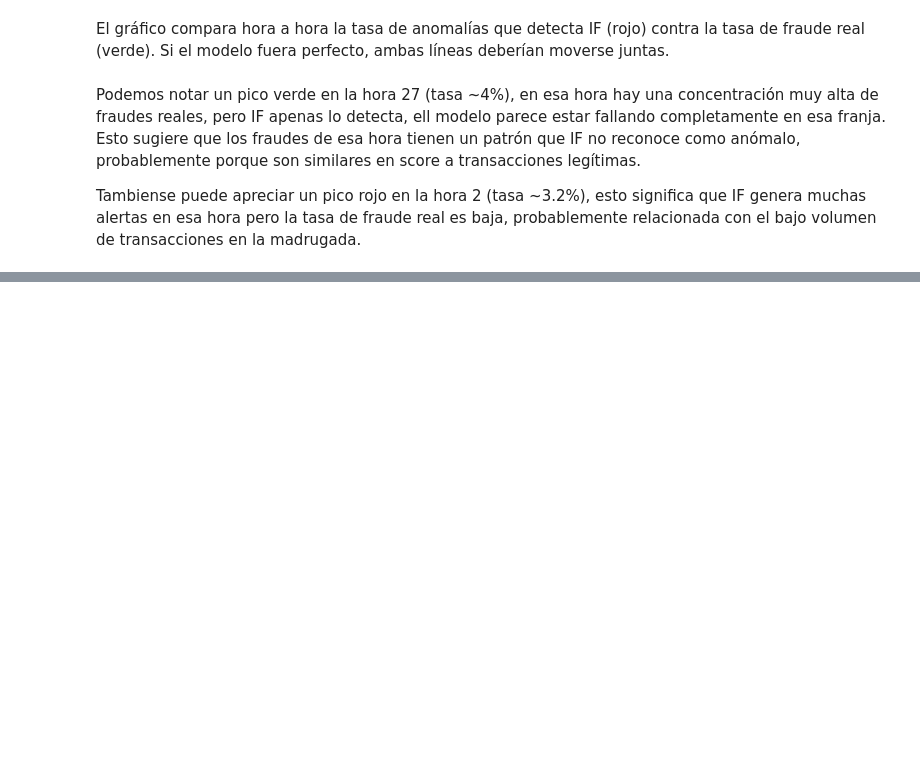
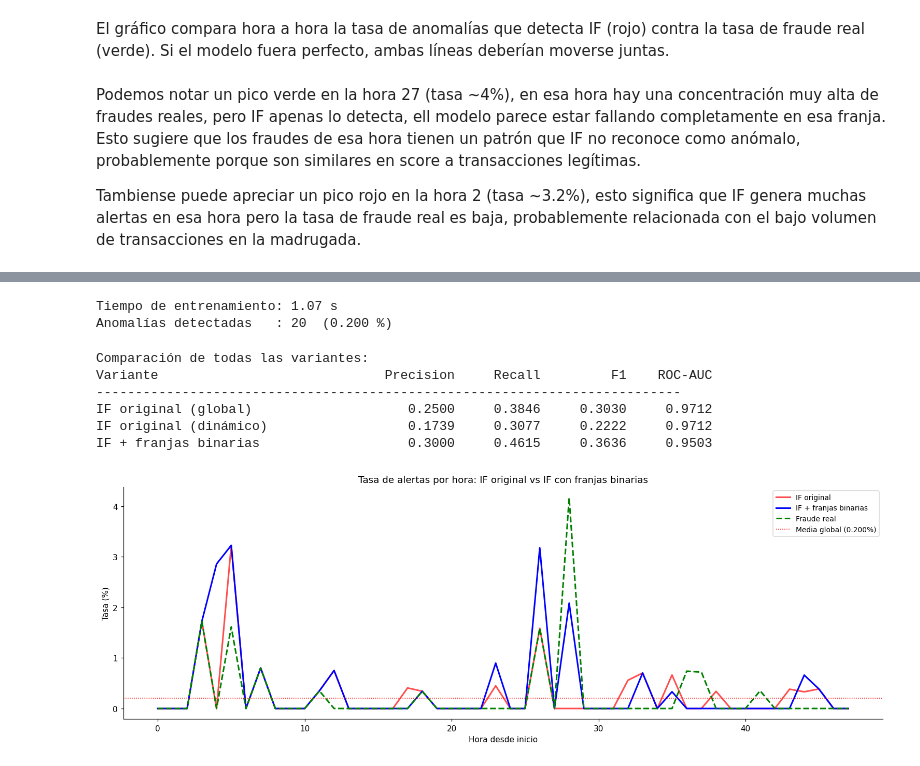
Before and after one commit to Santibareiro27/Inteligencia-Computacional, a Jupyter notebook: RA1_TP4/RA1_Trabajo_práctico_N°_4_G8.ipynb, the cells around one changed output, grey strips where cells are left out. Cells and saved outputs as stored; diff of their text form; code cells hidden in the pictures; blank space fills up the shorter version.

```diff
--- a/RA1_TP4/RA1_Trabajo_práctico_N°_4_G8.ipynb
+++ b/RA1_TP4/RA1_Trabajo_práctico_N°_4_G8.ipynb
@@ -1245,0 +1438,77 @@ Tambiense puede apreciar un pico rojo en la hora 2 (tasa ~3.2%), esto significa
+# %%
+# Reentrenar Isolation Forest con variables de franja
+t0 = time.time()
+iforest_franjas = IsolationForest(
+    n_estimators=200,
+    contamination=0.002,
+    max_samples="auto",
+    random_state=RANDOM_STATE,
+    n_jobs=-1,
+)
+iforest_franjas.fit(X_franjas)
+t_fit = time.time() - t0
+
+if_scores_fran = -iforest_franjas.score_samples(X_franjas)
+if_labels_fran = (iforest_franjas.predict(X_franjas) == -1).astype(int)
+
+p_fran  = precision_score(labels_sample, if_labels_fran)
+r_fran  = recall_score(labels_sample,    if_labels_fran)
+f1_fran = f1_score(labels_sample,        if_labels_fran)
+auc_fran = roc_auc_score(labels_sample,  if_scores_fran)
+
+print(f"Tiempo de entrenamiento: {t_fit:.2f} s")
+print(f"Anomalías detectadas   : {if_labels_fran.sum():,}  ({if_labels_fran.mean()*100:.3f} %)")
+# %% [output]
+Tiempo de entrenamiento: 1.07 s
+Anomalías detectadas   : 20  (0.200 %)
+# %%
+# Tabla comparativa completa
+print("Comparación de todas las variantes:")
+print(f"{'Variante':<35} {'Precision':>10} {'Recall':>10} {'F1':>10} {'ROC-AUC':>10}")
+print("-" * 75)
+
+variantes = [
+    ("IF original (global)",          p_glob,  r_glob,  f1_glob,  auc_if),
+    ("IF original (dinámico)",         p_din,   r_din,   f1_din,   auc_if),
+    ("IF + franjas binarias",          p_fran,  r_fran,  f1_fran,  auc_fran),
+]
+for nombre, p, r, f1, auc in variantes:
+    print(f"{nombre:<35} {p:>10.4f} {r:>10.4f} {f1:>10.4f} {auc:>10.4f}")
+
+# Análisis temporal
+df_temp["if_score_fran"] = if_scores_fran
+df_temp["if_label_fran"] = if_labels_fran
+
+hourly_comp = df_temp.groupby("time_hour").agg(
+    n_total       = ("if_score",      "count"),
+    n_anom_orig   = ("anomaly_IF",    "sum"),
+    n_anom_fran   = ("if_label_fran", "sum"),
+    n_fraude_real = ("true_label",    "sum"),
+).reset_index()
+hourly_comp["rate_orig"]  = hourly_comp["n_anom_orig"]  / hourly_comp["n_total"]
+hourly_comp["rate_fran"]  = hourly_comp["n_anom_fran"]  / hourly_comp["n_total"]
+hourly_comp["rate_real"]  = hourly_comp["n_fraude_real"] / hourly_comp["n_total"]
+
+fig, ax = plt.subplots(figsize=(14, 5))
+ax.plot(hourly_comp["time_hour"], hourly_comp["rate_orig"] * 100,
+        "r-", lw=2, alpha=0.7, label="IF original")
+ax.plot(hourly_comp["time_hour"], hourly_comp["rate_fran"] * 100,
+        "b-", lw=2, label="IF + franjas binarias")
+ax.plot(hourly_comp["time_hour"], hourly_comp["rate_real"] * 100,
+        "g--", lw=2, label="Fraude real")
+ax.axhline(if_labels.mean() * 100, color="r", ls=":", lw=1,
+           label=f"Media global ({if_labels.mean()*100:.3f}%)")
+ax.set_xlabel("Hora desde inicio")
+ax.set_ylabel("Tasa (%)")
+ax.set_title("Tasa de alertas por hora: IF original vs IF con franjas binarias")
+ax.legend(fontsize=9)
+plt.tight_layout()
+plt.show()
+# %% [output]
+Comparación de todas las variantes:
+Variante                             Precision     Recall         F1    ROC-AUC
+---------------------------------------------------------------------------
+IF original (global)                    0.2500     0.3846     0.3030     0.9712
+IF original (dinámico)                  0.1739     0.3077     0.2222     0.9712
+IF + franjas binarias                   0.3000     0.4615     0.3636     0.9503
+[figure, added]
```
Also changed, not shown: parts of 29 cells of this notebook.
